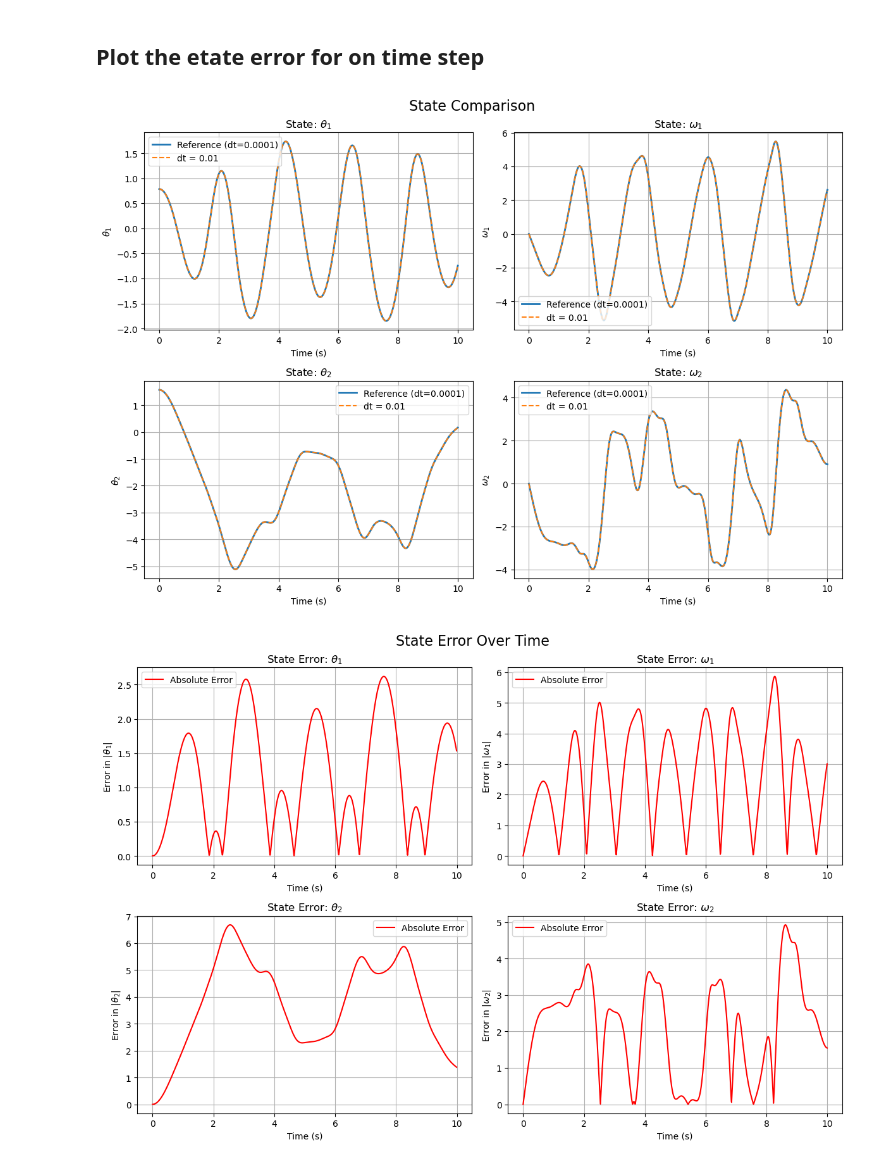
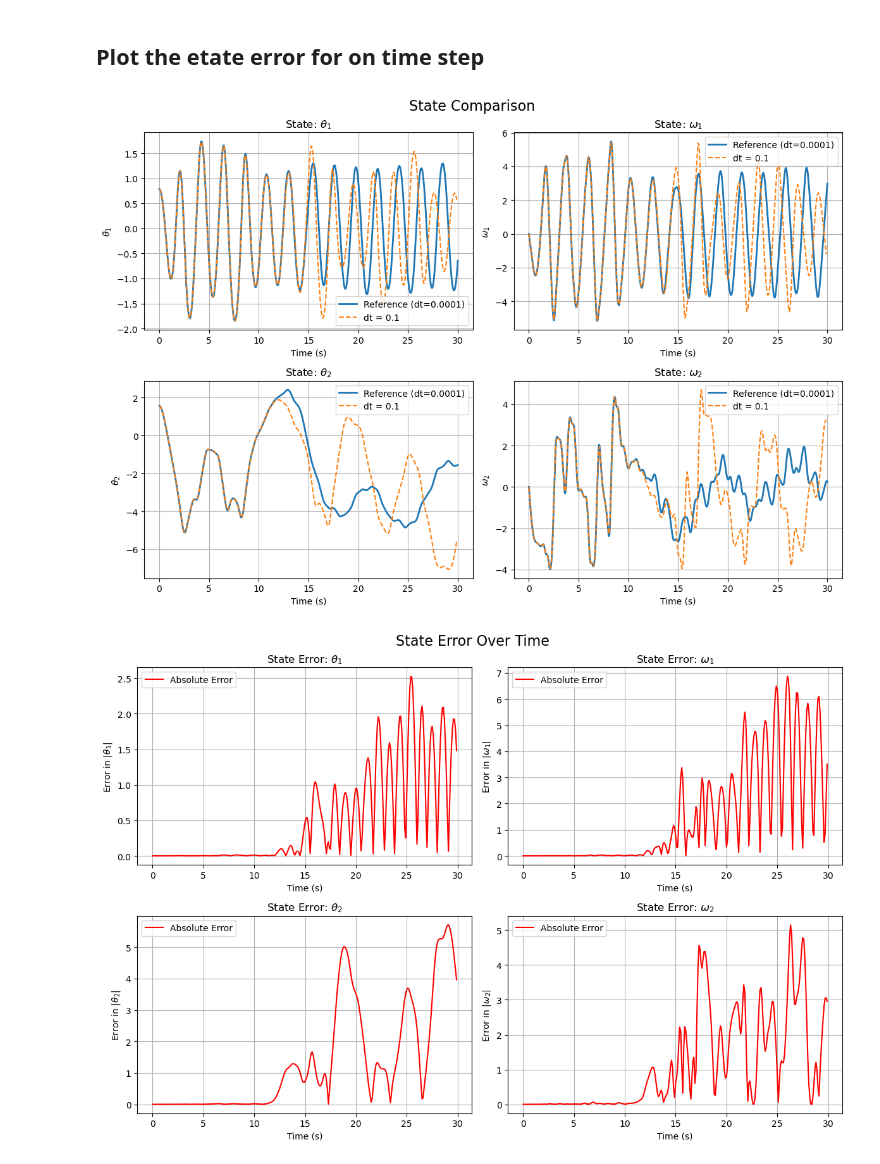
Before and after one commit to TheBestBot/AE-370-P1, a Jupyter notebook: Error_Analysis.ipynb, the cells around one changed output. Saved outputs shown, nothing was run; the diff lists cells and outputs as text; code cells hidden in the pictures.

Commit message:
fix error plots and compute stability

```diff
--- a/Error_Analysis.ipynb
+++ b/Error_Analysis.ipynb
@@ -98,7 +180,7 @@ def compare_full_state_error(y0, t_max, dt_list, t_ref, y_ref):
 Compute the reference soultion.
 # %%
 # Time parameters
-t_max = 10  # simulation time in seconds
+t_max = 30  # simulation time in seconds
 dt_rk4 = 0.01  # RK4 time step
 
 # Initial conditions: [theta1, omega1, theta2, omega2]
@@ -124,7 +206,7 @@ compare_full_state_error(y0, t_max, dt_values, t_ref, y_ref)
 # %% [markdown]
 ## Plot the etate error for on time step
 # %%
-dt_n = 0.01  # Compairsion dt
+dt_n = 0.1  # Compairsion dt
 
 t_n, y_n = solve_rk4(y0, dt_n, t_max)
 
@@ -134,37 +216,39 @@ plt.figure(figsize=(12, 8))
 
 for i in range(4):
     plt.subplot(2, 2, i+1)
     plt.plot(t_ref, y_ref[:, i], label='Reference (dt=0.0001)', linewidth=2)
     plt.plot(t_n, y_n[:, i], '--', label=f'dt = {dt_n}', linewidth=1.5)
     plt.xlabel('Time (s)')
     plt.ylabel(labels[i])
     plt.title(f'State: {labels[i]}')
     plt.grid(True)
     plt.legend()
 
 plt.tight_layout()
 plt.suptitle('State Comparison', fontsize=16, y=1.02)
 plt.show()
 
-# Plot error
-min_len = min(len(t_ref), len(t_n))
-t_error = t_n[:min_len]
-errors = np.abs(y_n[:min_len] - y_ref[:min_len])
+# Interpolate y_ref to match the time steps of y_n
+y_ref_interp = np.zeros_like(y_n)
+for i in range(y_ref.shape[1]):
+    interp_func = interp1d(t_ref, y_ref[:, i], kind='cubic', fill_value="extrapolate")
+    y_ref_interp[:, i] = interp_func(t_n)
+errors = np.abs(y_n - y_ref_interp)
 
 plt.figure(figsize=(12, 8))
 
 for i in range(4):
     plt.subplot(2, 2, i+1)
-    plt.plot(t_error, errors[:, i], color='red', label='Absolute Error')
+    plt.plot(t_n, errors[:, i], color='red', label='Absolute Error')
     plt.xlabel('Time (s)')
     plt.ylabel(f'Error in |{labels[i]}|')
     plt.title(f'State Error: {labels[i]}')
     plt.grid(True)
     plt.legend()
 
 plt.tight_layout()
 plt.suptitle('State Error Over Time', fontsize=16, y=1.02)
 plt.show()
 # %% [output]
-[figure, old version]
+[figure, new version]
-[figure, old version]
+[figure, new version]
```
Also changed, not shown: parts of 10 cells of this notebook.
